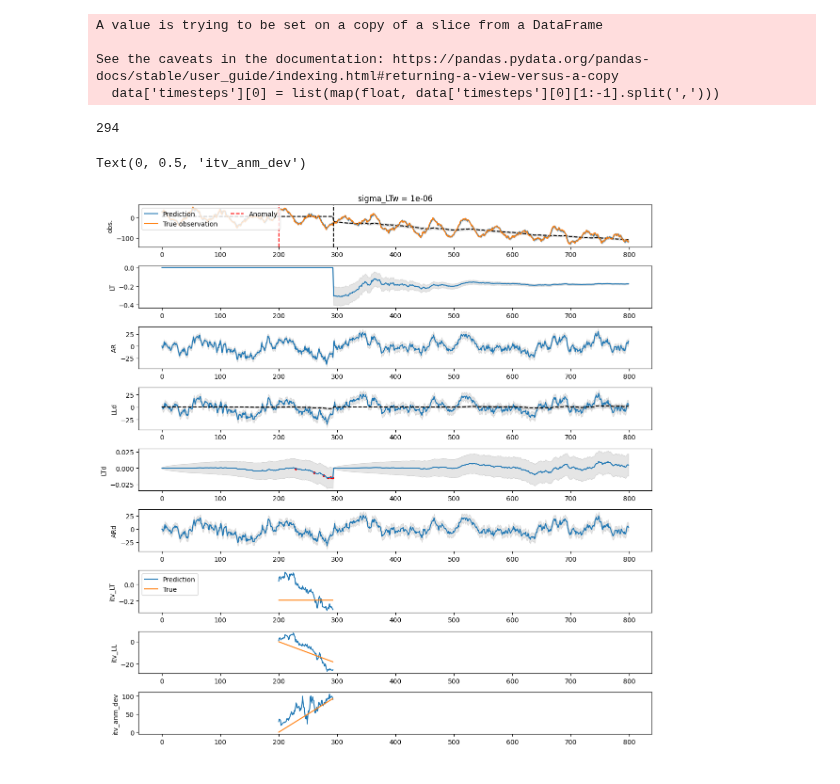
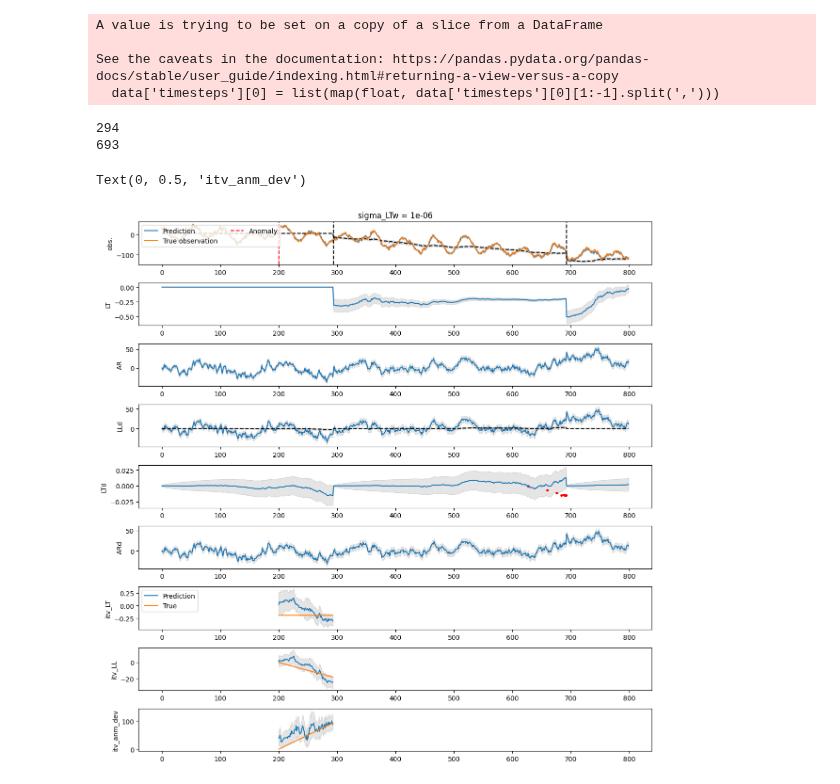
Before and after one commit to zhanwen-xin/cuTAGI, a Jupyter notebook: examples/hsl_ns_regime_learner_tagiv.ipynb, the cells around one changed output. Drawn from its saved outputs; the diff is of its cells as text; code cells hidden in the pictures.

```diff
--- a/examples/hsl_ns_regime_learner_tagiv.ipynb
+++ b/examples/hsl_ns_regime_learner_tagiv.ipynb
@@ -12,7 +12,7 @@ from scipy.stats import multivariate_normal
 from pytagi.nn import LSTM, Linear, OutputUpdater, Sequential, ReLU, EvenExp
 # %%
 # Load samples
-samples = pd.read_csv('data/hsl_synthetic_samples.csv')
+samples = pd.read_csv('data/hsl_synthetic_samples_rand_anmmag.csv')
 samples['LTd_history'] = samples['LTd_history'].apply(lambda x: list(map(float, x[1:-1].split(','))))
 # Convert samples['anm_develop_time'] to float
 samples['anm_develop_time'] = samples['anm_develop_time'].apply(lambda x: float(x))
@@ -142,7 +191,7 @@ TypeError: 'TAGI_Net' object is not callable
 # Test the model on one synthetic time series
 # Load test time series
 import pandas as pd
-data = pd.read_csv('data/hsl_test_time_series.csv')
+data = pd.read_csv('data/hsl_test_time_series_rand_anmmag_long.csv')
 data['y'] = data['y'].apply(lambda x: list(map(float, x[1:-1].split(','))))
 # Convert data['timesteps'][0] from list of str to list of float
 data['timesteps'][0] = list(map(float, data['timesteps'][0][1:-1].split(',')))
@@ -211,7 +260,6 @@ kf = KalmanFilter(components = components, time_step=time_step_interval, hyperpa
 prior_a = [0.998, 0.002]
 
 ts_n = 0
-# Good case: 6
 
 x_likelihood_na_all = []
 x_likelihood_a_all = []
@@ -286,7 +334,6 @@ for i in range(num_steps):
     p_a0_all.append(p_a0)
 
     if i > data['anm_pos'][ts_n] and not stop_collecting_samples:
-    # if i > data['anm_pos'][ts_n]:
         # Look back history for LTd
         LTd_history = hidden_states_collector(i - 1, LTd_all)
         samples['LTd_history'].append(LTd_history['mu'].tolist())
@@ -295,11 +342,17 @@ for i in range(num_steps):
         samples['anm_develop_time'].append(anm_develop_time)
         samples['itv_LL'].append(data['anm_mag'][ts_n] * anm_develop_time)
 
-        current_hitory = torch.tensor(samples['LTd_history'][-1])
+        current_hitory = np.array(samples['LTd_history'][-1], dtype=np.float32)
         current_hitory = (current_hitory - mean_train) / std_train
-        itv_pred = model(current_hitory)
-        itv_pred_denorm = itv_pred * std_target + mean_target
-        itv_pred_denorm = itv_pred_denorm.detach().numpy()
+        # Repeat the history to match the batch size
+        current_hitory = np.repeat(current_hitory[np.newaxis, :], batch_size, axis=0)
+        output_pred_mu, output_pred_var = model.net(current_hitory)
+        output_pred_mu = output_pred_mu.reshape(batch_size, len(target_list)*2)
+        output_pred_var = output_pred_var.reshape(batch_size, len(target_list)*2)
+        itv_pred_mu = output_pred_mu[0, [0, 2, 4]]
+        itv_pred_var = output_pred_mu[0, [1, 3, 5]]
+        itv_pred_mu_denorm = itv_pred_mu * std_target + mean_target
+        itv_pred_var_denorm = itv_pred_var * std_target ** 2
 
     if p_a0 <= 0.5:
         print(i)
@@ -316,12 +369,12 @@ for i in range(num_steps):
         # intervention_state['mu'][-1] = x_last_step['mu'][-1] - samples['itv_LL'][-1]
 
         # # NN intervention
-        intervention_state['mu'][1] = x_last_step['mu'][1] + itv_pred_denorm[0]
-        intervention_state['mu'][0] = x_last_step['mu'][0] + itv_pred_denorm[1]
-        intervention_state['mu'][-1] = x_last_step['mu'][-1] - itv_pred_denorm[1]
+        intervention_state['mu'][1] = x_last_step['mu'][1] + itv_pred_mu_denorm[0]
+        intervention_state['mu'][0] = x_last_step['mu'][0] + itv_pred_mu_denorm[1]
+        intervention_state['mu'][-1] = x_last_step['mu'][-1] - itv_pred_mu_denorm[1]
         # Variance of baseline increased
-        intervention_state['var'][0,0] = x_last_step['var'][0,0] + 1
-        intervention_state['var'][1,1] = x_last_step['var'][1,1] + 0.01
+        intervention_state['var'][0,0] = x_last_step['var'][0,0] + itv_pred_var_denorm[1]
+        intervention_state['var'][1,1] = x_last_step['var'][1,1] + itv_pred_var_denorm[0]
 
         intervention_state['mu'][2] = x_last_step['mu'][2]
         intervention_state['mu'][3] = x_last_step['mu'][3]
@@ -378,16 +431,29 @@ for i in range(num_steps):
     x_last_step_d_all = xd_updated_intervene_all if intervene else xd_updated_remain_all
 # %% [output]
 294
+693
-# %%
-# Test the model using samples['LTd_history']
-test_X = torch.tensor(samples['LTd_history'])
-test_X = (test_X - mean_train) / std_train
-y_pred = model(test_X)
-y_pred_denorm = y_pred * std_target + mean_target
-y_pred_denorm = y_pred_denorm.detach().numpy()
-
-# Set time index for y_pred_denorm from anm_pos to anm_pos + len(y_pred_denorm)
-time_index_prediction = np.arange(data['anm_pos'][ts_n], data['anm_pos'][ts_n] + len(y_pred_denorm))
+# %%
+itv_pred_mu_denorm_all = []
+itv_pred_var_denorm_all = []
+for i in range(len(samples['LTd_history'])):
+    test_X = np.array(samples['LTd_history'][i], dtype=np.float32)
+    test_X = (test_X - mean_train) / std_train
+    test_X = np.repeat(test_X[np.newaxis, :], batch_size, axis=0)
+    output_pred_mu, output_pred_var = model.net(test_X)
+    output_pred_mu = output_pred_mu.reshape(batch_size, len(target_list)*2)
+    output_pred_var = output_pred_var.reshape(batch_size, len(target_list)*2)
+    itv_pred_mu = output_pred_mu[0, [0, 2, 4]]
+    itv_pred_var = output_pred_mu[0, [1, 3, 5]]
+    itv_pred_mu_denorm = itv_pred_mu * std_target + mean_target
+    itv_pred_var_denorm = itv_pred_var * std_target ** 2
+    itv_pred_mu_denorm_all.append(itv_pred_mu_denorm.tolist())
+    itv_pred_var_denorm_all.append(itv_pred_var_denorm.tolist())
+
+itv_pred_mu_denorm_all = np.array(itv_pred_mu_denorm_all)
+itv_pred_var_denorm_all = np.array(itv_pred_var_denorm_all)
+
+# Set time index for y_pred_denorm from anm_pos to anm_pos + len(y_pred_denorm)
+time_index_prediction = np.arange(data['anm_pos'][ts_n], data['anm_pos'][ts_n] + len(itv_pred_mu_denorm_all))
 # %%
 # Plot critic model
 plt.rcParams["figure.autolayout"] = True
@@ -430,34 +496,37 @@ ax2.set_ylabel('AR')
 ax3.plot(data['timesteps'][0], yjd_pred_mus, label='Prediction')
 ax3.fill_between(data['timesteps'][0], np.array(yjd_pred_mus)-np.sqrt(yjd_pred_vars), np.array(yjd_pred_mus)+np.sqrt(yjd_pred_vars),color='gray', alpha=0.2)
 ax3.plot(data['timesteps'][0], LLjd_mu, 'k--')
 ax3.fill_between(data['timesteps'][0], np.array(LLjd_mu)-np.sqrt(LLjd_var), np.array(LLjd_mu)+np.sqrt(LLjd_var),color='gray', alpha=0.2)
 ax3.set_ylabel('LLd')
 
 ax4.plot(data['timesteps'][0], LTjd_mu, label='Prediction')
 ax4.fill_between(data['timesteps'][0], np.array(LTjd_mu)-np.sqrt(LTjd_var), np.array(LTjd_mu)+np.sqrt(LTjd_var),color='gray', alpha=0.2)
 ax4.scatter(look_back_idx_list, ltd_history_sample, 8, color='r', label='LTd history')
 ax4.set_ylabel('LTd')
 
 ax5.plot(data['timesteps'][0], ARjd_mu, label='Prediction')
 ax5.fill_between(data['timesteps'][0], np.array(ARjd_mu)-np.sqrt(ARjd_var), np.array(ARjd_mu)+np.sqrt(ARjd_var),color='gray', alpha=0.2)
 ax5.set_ylabel('ARd')
 
 ############ Prediction ############
-ax6.plot(time_index_prediction, y_pred_denorm[:,0], label='Prediction')
+ax6.plot(time_index_prediction, itv_pred_mu_denorm_all[:,0], label='Prediction')
+ax6.fill_between(time_index_prediction, itv_pred_mu_denorm_all[:,0]-np.sqrt(itv_pred_var_denorm_all[:,0]), itv_pred_mu_denorm_all[:,0]+np.sqrt(itv_pred_var_denorm_all[:,0]),color='gray', alpha=0.2)
 ax6.plot(time_index_prediction, samples['itv_LT'], label='True')
 ax6.set_xlim(ax0.get_xlim())
 ax6.legend(loc='upper left')
 ax6.set_ylabel('itv_LT')
 
-ax7.plot(time_index_prediction, y_pred_denorm[:,1], label='Prediction')
+ax7.plot(time_index_prediction, itv_pred_mu_denorm_all[:,1], label='Prediction')
+ax7.fill_between(time_index_prediction, itv_pred_mu_denorm_all[:,1]-np.sqrt(itv_pred_var_denorm_all[:,1]), itv_pred_mu_denorm_all[:,1]+np.sqrt(itv_pred_var_denorm_all[:,1]),color='gray', alpha=0.2)
 ax7.plot(time_index_prediction, samples['itv_LL'], label='True')
 ax7.set_xlim(ax0.get_xlim())
 ax7.set_ylabel('itv_LL')
 
-ax8.plot(time_index_prediction, y_pred_denorm[:,2], label='Prediction')
+ax8.plot(time_index_prediction, itv_pred_mu_denorm_all[:,2], label='Prediction')
+ax8.fill_between(time_index_prediction, itv_pred_mu_denorm_all[:,2]-np.sqrt(itv_pred_var_denorm_all[:,2]), itv_pred_mu_denorm_all[:,2]+np.sqrt(itv_pred_var_denorm_all[:,2]),color='gray', alpha=0.2)
 ax8.plot(time_index_prediction, samples['anm_develop_time'], label='True')
 ax8.set_xlim(ax0.get_xlim())
 ax8.set_ylabel('itv_anm_dev')
 # %% [output]
 Text(0, 0.5, 'itv_anm_dev')
-[figure, old version]
+[figure, new version]
```
Also changed, not shown: parts of 2 cells of this notebook.
